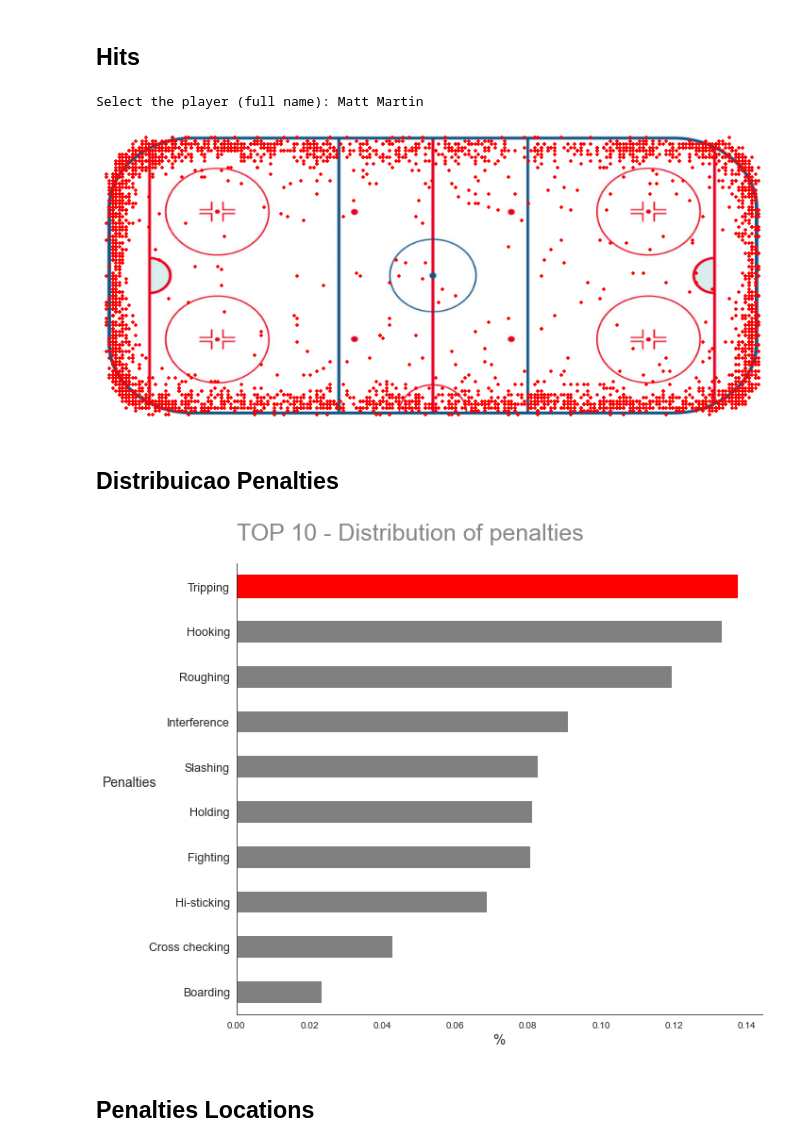
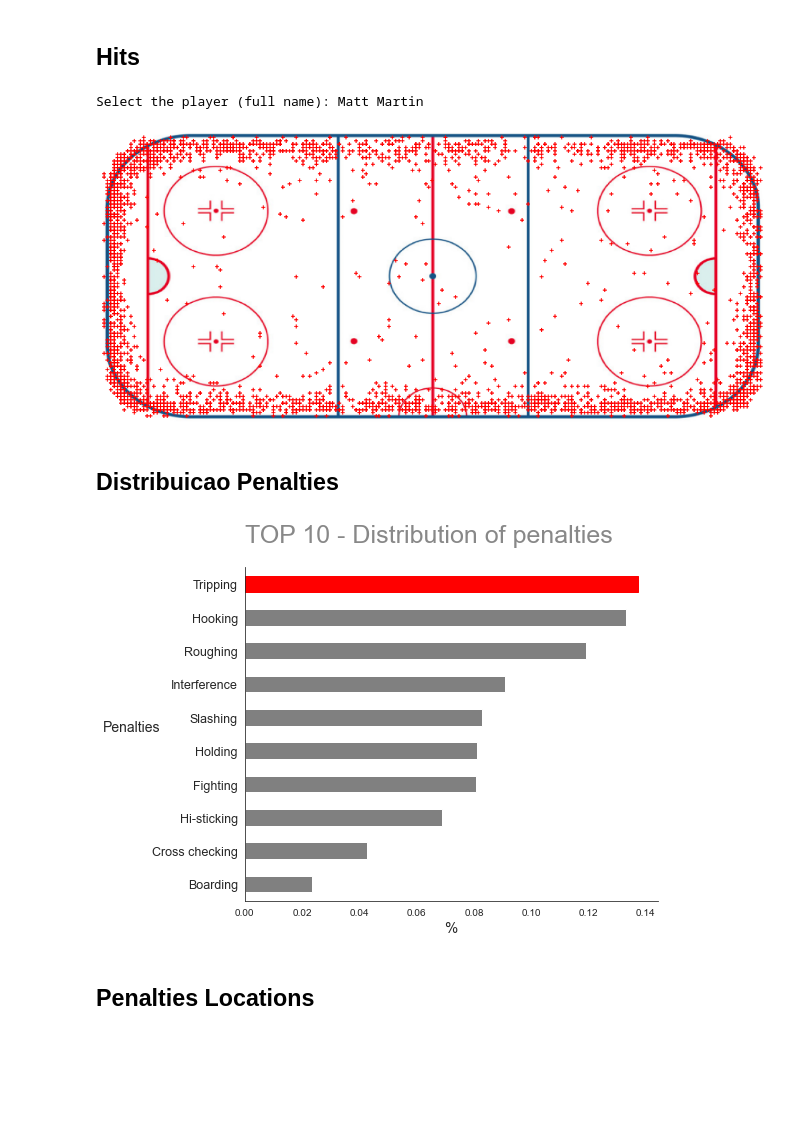
Before and after one commit to DanOakStats/NHL, a Jupyter notebook: data_cleaning.ipynb, the cells around one changed output. Saved outputs shown, nothing was run; the diff lists cells and outputs as text; code cells hidden in the pictures; blank space fills up the shorter version.

Commit message:
resizing figures

```diff
--- a/data_cleaning.ipynb
+++ b/data_cleaning.ipynb
@@ -644,15 +651,15 @@ Hits = Hits[(Hits['player_id']== return_id(player_name))]
 
 # plottando local do hit
 img = plt.imread('images/rink.png')
-fig, ax = plt.subplots(figsize=(10, 8))
-ax.imshow(img, extent=[-100, 100, -42.9, 42.9])
-Hits.plot.scatter(x='x',y='y',marker='+', c='red', ax=ax)
+fig, ax = plt.subplots(figsize=(14, 16))
+ax.imshow(img, extent=[-100, 100, -43.5, 43.5])
+Hits.plot.scatter(x='x',y='y',s=35, marker='+', c='red', ax=ax)
 
 plt.axis(False)
 plt.tight_layout()
 # %% [output]
 Select the player (full name): Matt Martin
-[figure, old version]
+[figure, new version]
 # %% [markdown]
 ## Distribuicao Penalties
 # %%
@@ -661,26 +668,26 @@ penalties = plays[plays['event']=="Penalty"]
 # %%
 # showing the top 10 penalties
 penalties['secondaryType'].value_counts(normalize=True).nlargest(10)
 
 # plotting the result
-fig, ax = plt.subplots(figsize=(10, 8))
+fig, ax = plt.subplots(figsize=(8, 6))
 penalties['secondaryType'].value_counts(normalize=True).nlargest(10).sort_values(ascending=True).plot(kind='barh',
                                                                                                       color='grey',
                                                                                                       ax=ax)
 # ediiting title and labels
 ax.set_title("TOP 10 - Distribution of penalties", fontsize=25, pad=25, alpha=0.55, loc='left')
 ax.set_ylabel("Penalties", fontsize=14, rotation=0, labelpad=20)
 ax.set_xlabel("%", fontsize=15)
 ax.set_yticklabels(ax.get_yticklabels(), fontsize=12.5)
 
 # plot styling
 ax.spines['top'].set_visible(False)
 ax.spines['right'].set_visible(False)
 ax.patches[9].set_color("red")
 
 plt.tight_layout()
 # %% [output]
-[figure, old version]
+[figure, new version]
 # %% [markdown]
 ## Penalties Locations
 # %%
```
Also changed, not shown: parts of 12 cells of this notebook.
